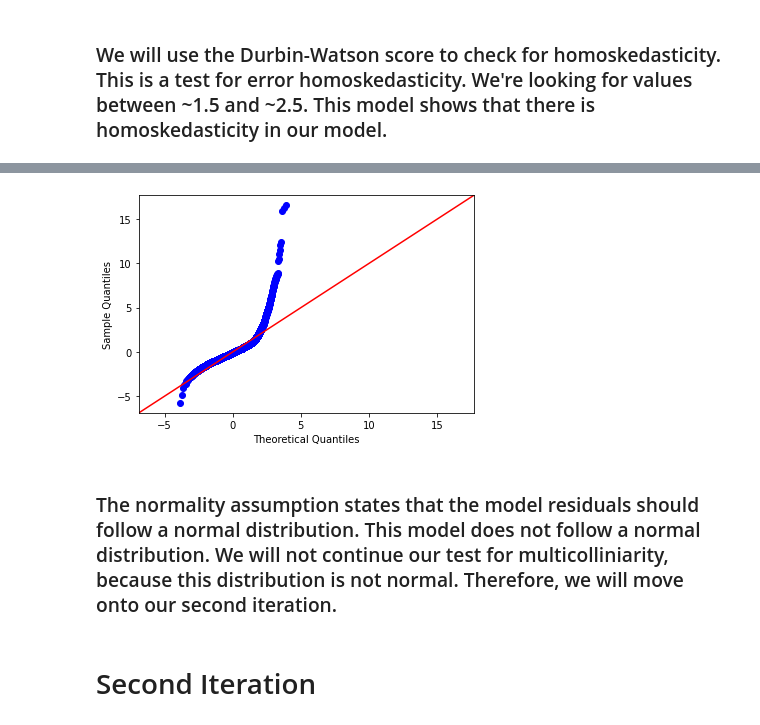
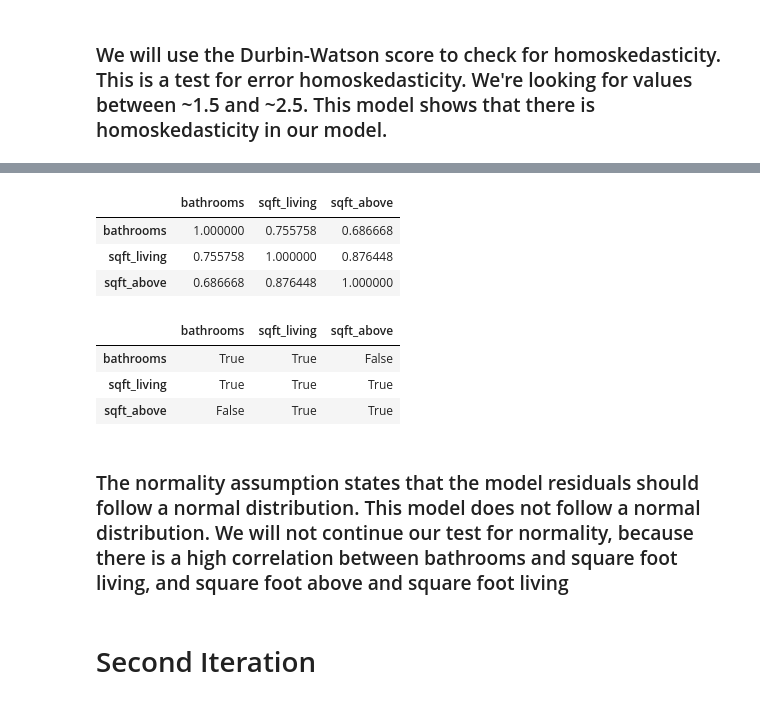
Before and after one commit to morty802/Intergenerational-Familes-in-King-County, a Jupyter notebook: King County Analysis.ipynb, the cells around one changed output, grey strips where cells are left out. Drawn from its saved outputs; the diff is of its cells as text; code cells hidden in the pictures.

```diff
--- a/King County Analysis.ipynb
+++ b/King County Analysis.ipynb
@@ -201,10 +170,19 @@ Length: 21597, dtype: float64
-# %%
-residuals = model.resid
-fig = sm.graphics.qqplot(residuals, line='45', fit=True);
-# %% [output]
-[figure, removed]
+# %%
+data_pred.corr()
+# %% [output]
+|  | bathrooms | sqft_living | sqft_above |
+| bathrooms | 1.000000 | 0.755758 | 0.686668 |
+| sqft_living | 0.755758 | 1.000000 | 0.876448 |
+| sqft_above | 0.686668 | 0.876448 | 1.000000 |
+# %%
+abs(data_pred.corr()) > 0.70
+# %% [output]
+|  | bathrooms | sqft_living | sqft_above |
+| bathrooms | True | True | False |
+| sqft_living | True | True | True |
+| sqft_above | False | True | True |
 # %% [markdown]
-### The normality assumption states that the model residuals should follow a normal distribution. This model does not follow a normal distribution. We will not continue our test for multicolliniarity, because this distribution is not normal. Therefore, we will move onto our second iteration.
+### The normality assumption states that the model residuals should follow a normal distribution. This model does not follow a normal distribution. We will not continue our test for normality, because there is a high correlation between bathrooms and square foot living, and square foot above and square foot living
 # %% [markdown]
 # Second Iteration
 # %%
```
Also changed, not shown: parts of 22 cells of this notebook, 2 other files.
